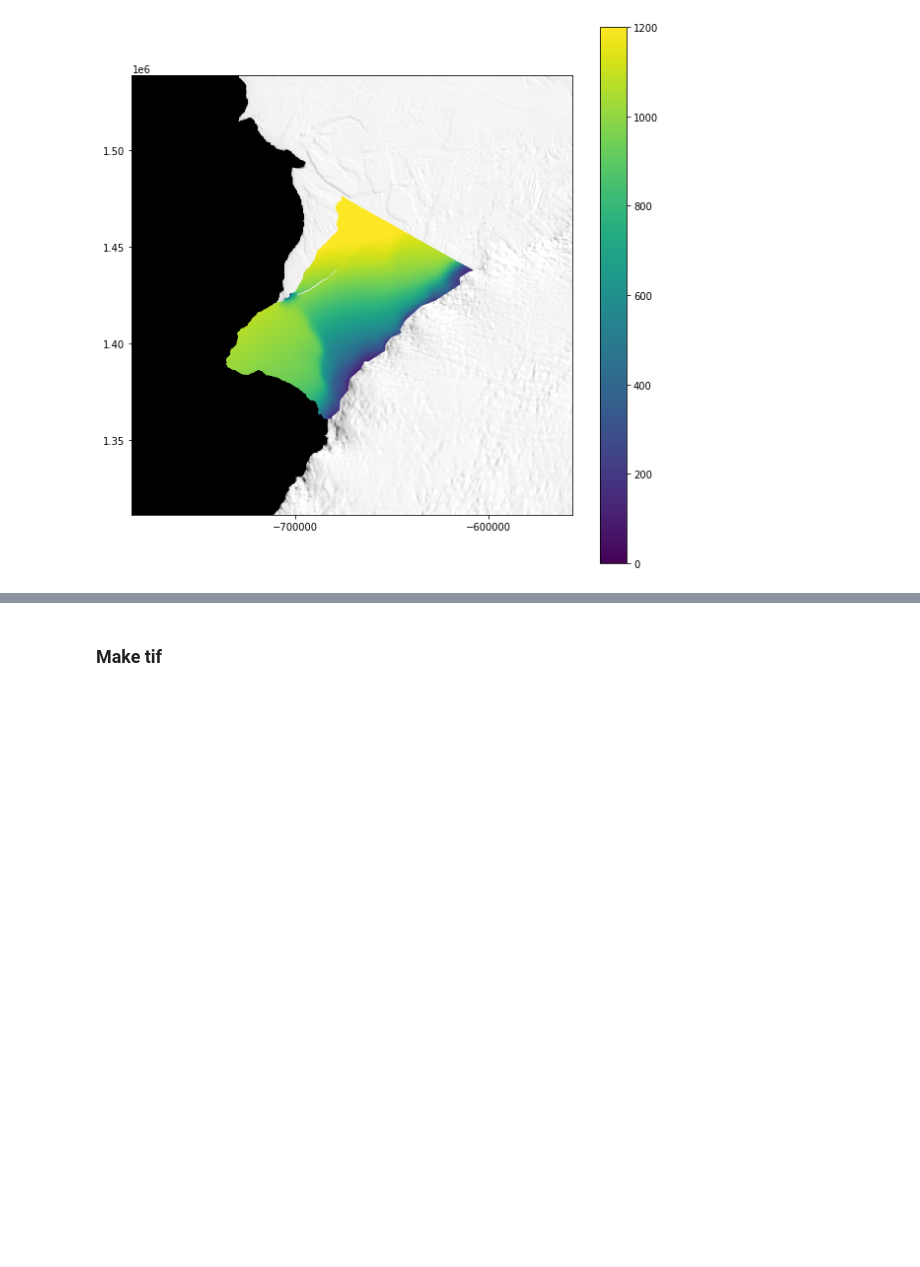
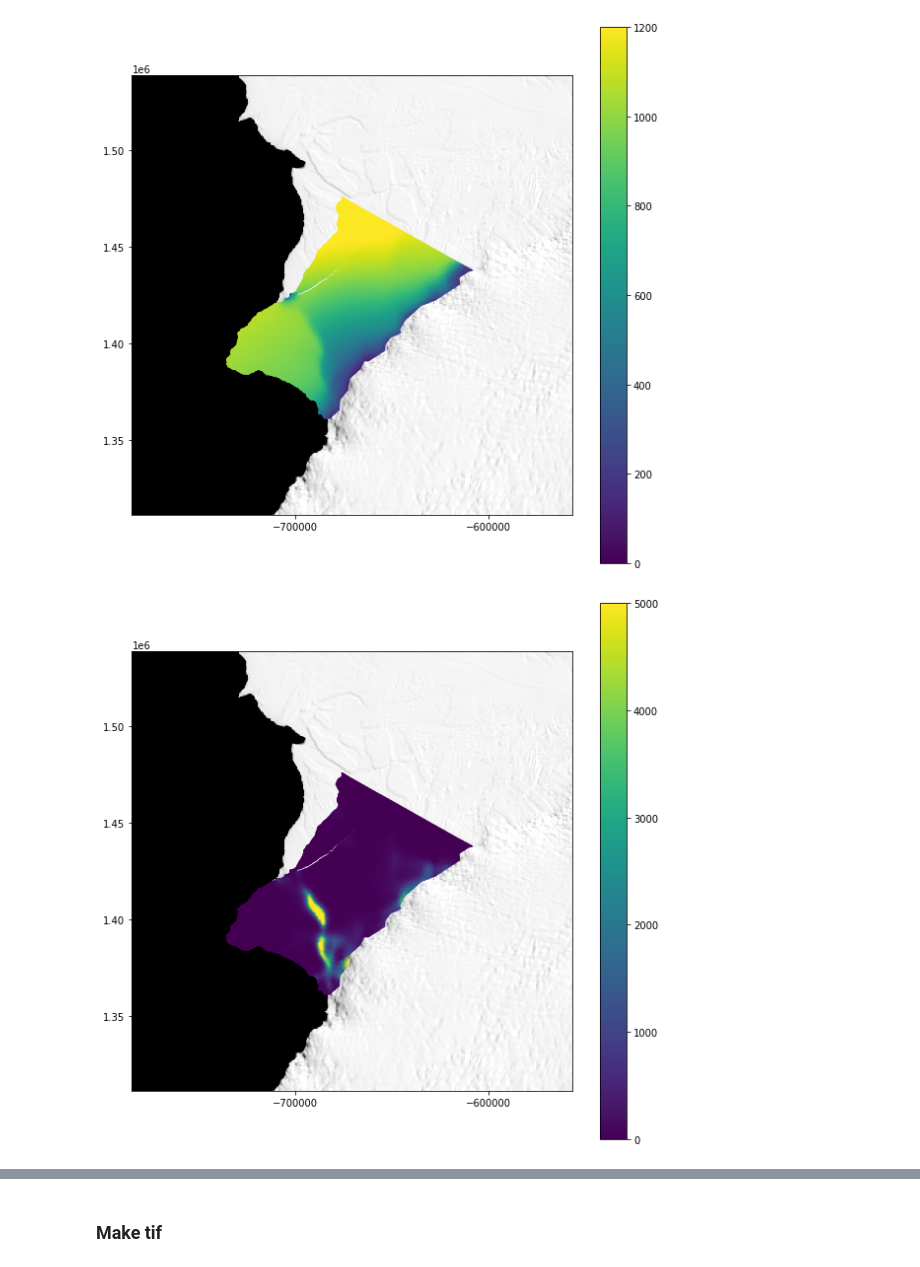
Before and after one commit to ram21ARC/IcePack_Brunt, a Jupyter notebook: d03_post_calving/05_brunt_inverse_2021_e5_0.ipynb, the cells around one changed output, grey strips where cells are left out. Cells and saved outputs as stored; diff of their text form; code cells hidden in the pictures; blank space fills up the shorter version.

```diff
--- a/d03_post_calving/05_brunt_inverse_2021_e5_0.ipynb
+++ b/d03_post_calving/05_brunt_inverse_2021_e5_0.ipynb
@@ -335,3 +335,21 @@ ax.locator_params(axis='x',nbins=4)
 fig.colorbar(colors);
 # %% [output]
 [figure]
+# %%
+visc_temp = viscosity(velocity=u_2021,thickness=h_2021,log_fluidity=θ)
+visc = firedrake.project(visc_temp, Q_2021)
+
+fluidA = A0 * firedrake.exp(θ)
+fluidityA = firedrake.project(fluidA, Q_2021)
+
+#TFS_2021 = firedrake.TensorFunctionSpace(mesh_2021, "DG", 1)
+#ε = firedrake.project(sym(grad(u_2021)), TFS_2021)
+#ε_e = firedrake.project(1e3 * sqrt(inner(ε, ε) + tr(ε) ** 2), Q_2021)
+# %%
+fig, ax = plt.subplots(1,1, figsize=(10,10))
+ax.imshow(image, cmap="Greys_r", vmin=12e3, vmax=16.38e3, extent=extent)
+colors = firedrake.tripcolor(fluidityA, vmin=0, vmax=5000, axes=ax)
+ax.locator_params(axis='x',nbins=4)
+fig.colorbar(colors);
+# %% [output]
+[figure, added]
```
Also changed, not shown: parts of 18 cells of this notebook.
